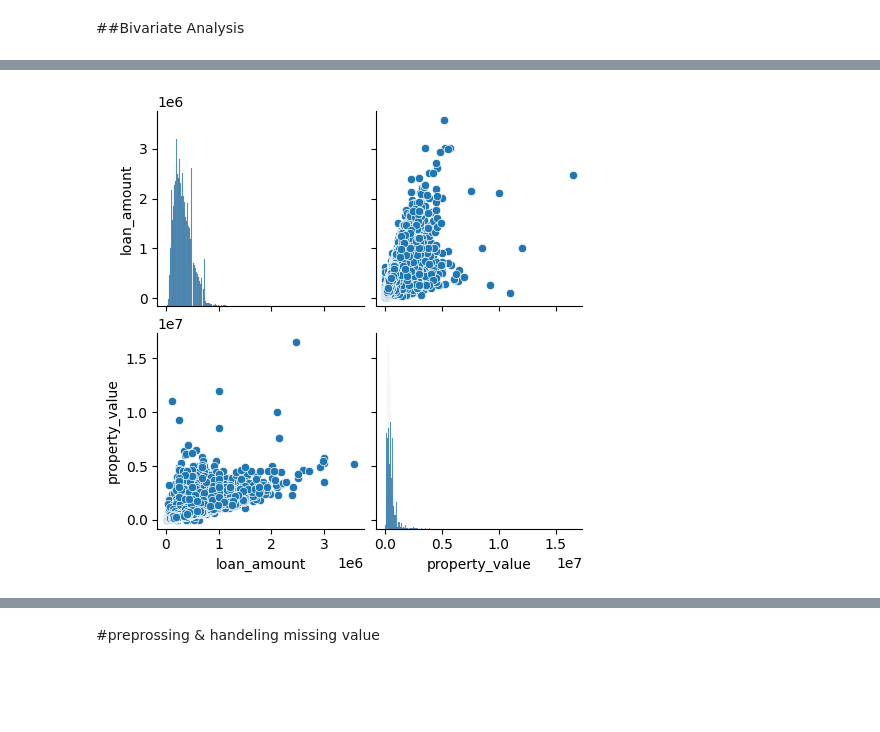
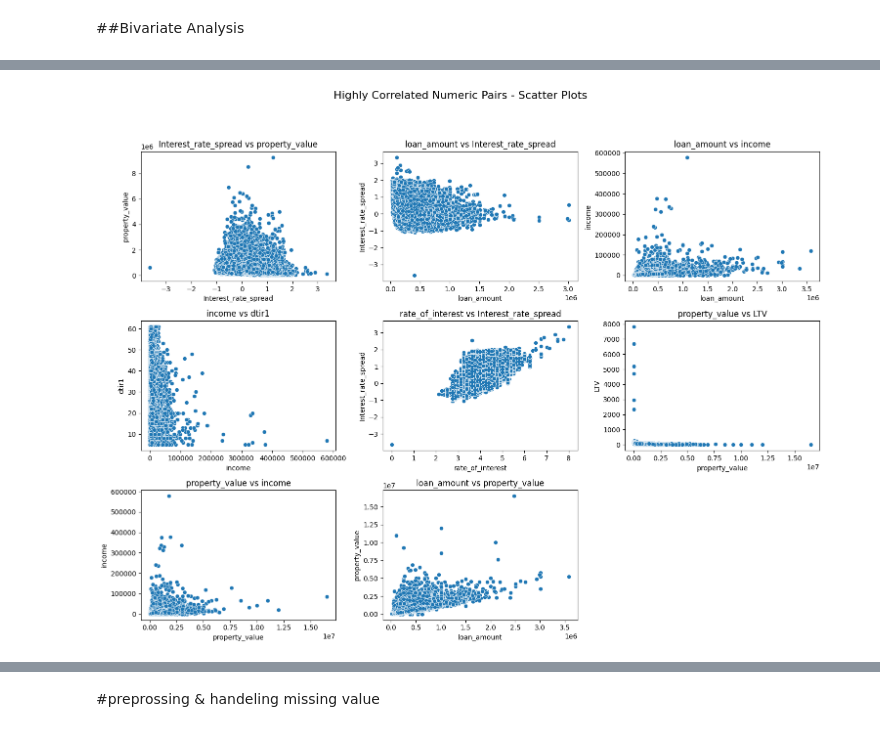
Before and after one commit to angiegh2002/Loan_Default_Detection, a Jupyter notebook: DM&ML.ipynb, the cells around one changed output, grey strips where cells are left out. Saved outputs shown, nothing was run; the diff lists cells and outputs as text; code cells hidden in the pictures; blank space fills up the shorter version.

```diff
--- a/DM&ML.ipynb
+++ b/DM&ML.ipynb
@@ -416,10 +416,0 @@ plt.show()
-# %%
-# numeric_cols = df.select_dtypes(include=np.number).columns.tolist()
-# cols_to_exclude_scatter = ['ID', 'year', 'Status']
-# scatter_cols = [col for col in numeric_cols if col not in cols_to_exclude_scatter]
-scatter_cols = ["loan_amount","property_value"]
-sns.pairplot(df[scatter_cols])
-# plt.suptitle("Pairwise Scatter Plots of Numeric Variables", y=1.02)
-plt.show()
-# %% [output]
-[figure, removed]
@@ -427,0 +417,35 @@ sns.pairplot()
+# %%
+highly_correlated_numeric = correlation_matrix[
+    (abs(correlation_matrix) > 0.3) & (correlation_matrix != 1)
+].stack().index.tolist()
+
+unique_highly_correlated_numeric = set()
+for (col1, col2) in highly_correlated_numeric:
+    if col1 != col2 and (col2, col1) not in unique_highly_correlated_numeric:
+        unique_highly_correlated_numeric.add((col1, col2))
+
+# عدد الرسومات المطلوبة
+n = len(unique_highly_correlated_numeric)
+cols = 3  # عدد الأعمدة في الشبكة
+rows = math.ceil(n / cols)
+
+# إنشاء الشبكة
+fig, axes = plt.subplots(rows, cols, figsize=(cols * 5, rows * 4))
+axes = axes.flatten()
+
+# رسم كل زوج في شبكة
+for i, (col1, col2) in enumerate(unique_highly_correlated_numeric):
+    sns.scatterplot(data=df, x=col1, y=col2, ax=axes[i])
+    axes[i].set_title(f'{col1} vs {col2}')
+    axes[i].set_xlabel(col1)
+    axes[i].set_ylabel(col2)
+
+# إزالة المحاور الفارغة (إن وجدت)
+for j in range(i + 1, len(axes)):
+    fig.delaxes(axes[j])
+
+fig.suptitle("Highly Correlated Numeric Pairs - Scatter Plots", fontsize=16)
+plt.tight_layout(rect=[0, 0.03, 1, 0.95])
+plt.show()
+# %% [output]
+[figure, added]
```
Also changed, not shown: parts of 6 cells of this notebook.
